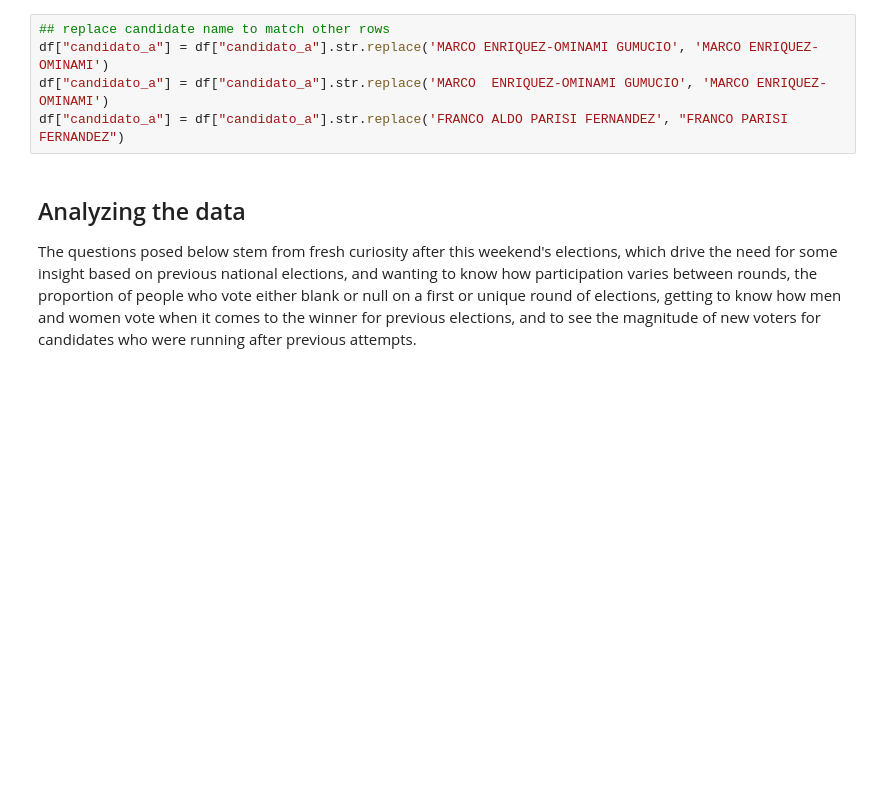
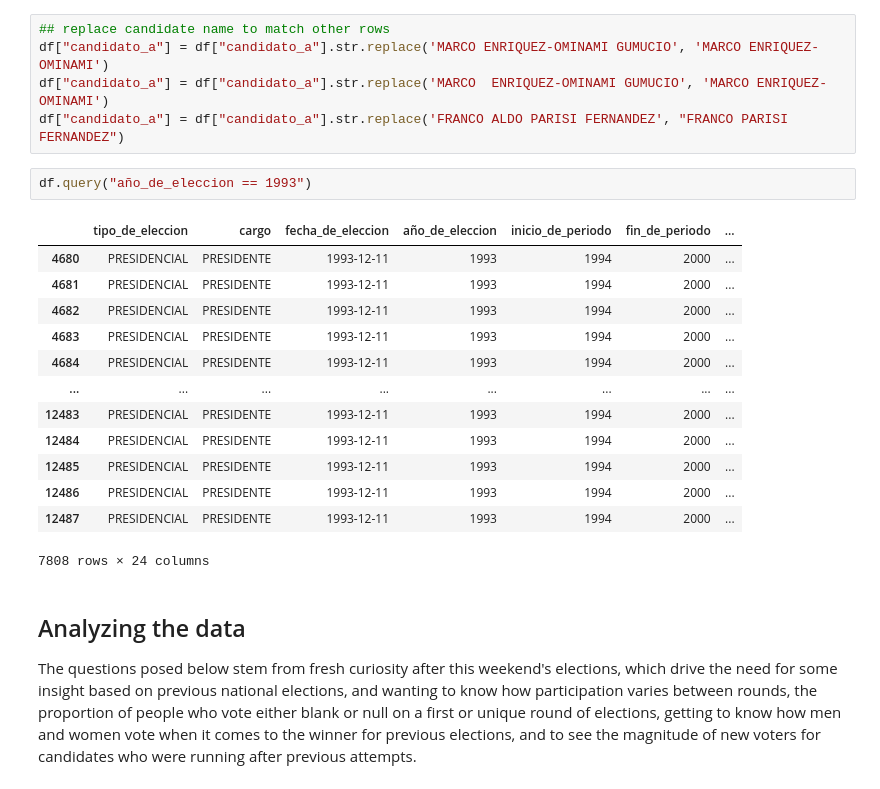
Before and after one commit to lona9/ND-Project-1, a Jupyter notebook: Write a Data Science Blog Post Project.ipynb, the cells around one changed output. Cells and saved outputs as stored; diff of their text form; blank space fills up the shorter version.

```diff
--- a/Write a Data Science Blog Post Project.ipynb
+++ b/Write a Data Science Blog Post Project.ipynb
@@ -64,6 +64,22 @@ df["region"] = df["region"].str.replace("DEL LIBERTADOR BDO. OHIGGINS", "DEL LIB
 df["candidato_a"] = df["candidato_a"].str.replace('MARCO ENRIQUEZ-OMINAMI GUMUCIO', 'MARCO ENRIQUEZ-OMINAMI')
 df["candidato_a"] = df["candidato_a"].str.replace('MARCO  ENRIQUEZ-OMINAMI GUMUCIO', 'MARCO ENRIQUEZ-OMINAMI')
 df["candidato_a"] = df["candidato_a"].str.replace('FRANCO ALDO PARISI FERNANDEZ', "FRANCO PARISI FERNANDEZ")
+# %%
+df.query("año_de_eleccion == 1993")
+# %% [output]
+|  | tipo_de_eleccion | cargo | fecha_de_eleccion | año_de_eleccion | inicio_de_periodo | fin_de_periodo | ... |
+| 4680 | PRESIDENCIAL | PRESIDENTE | 1993-12-11 | 1993 | 1994 | 2000 | ... |
+| 4681 | PRESIDENCIAL | PRESIDENTE | 1993-12-11 | 1993 | 1994 | 2000 | ... |
+| 4682 | PRESIDENCIAL | PRESIDENTE | 1993-12-11 | 1993 | 1994 | 2000 | ... |
+| 4683 | PRESIDENCIAL | PRESIDENTE | 1993-12-11 | 1993 | 1994 | 2000 | ... |
+| 4684 | PRESIDENCIAL | PRESIDENTE | 1993-12-11 | 1993 | 1994 | 2000 | ... |
+| ... | ... | ... | ... | ... | ... | ... | ... |
+| 12483 | PRESIDENCIAL | PRESIDENTE | 1993-12-11 | 1993 | 1994 | 2000 | ... |
+| 12484 | PRESIDENCIAL | PRESIDENTE | 1993-12-11 | 1993 | 1994 | 2000 | ... |
+| 12485 | PRESIDENCIAL | PRESIDENTE | 1993-12-11 | 1993 | 1994 | 2000 | ... |
+| 12486 | PRESIDENCIAL | PRESIDENTE | 1993-12-11 | 1993 | 1994 | 2000 | ... |
+| 12487 | PRESIDENCIAL | PRESIDENTE | 1993-12-11 | 1993 | 1994 | 2000 | ... |
+7808 rows × 24 columns
 # %% [markdown]
 <a id="analyzing"></a>
 ## Analyzing the data
```
Also changed, not shown: parts of 14 cells of this notebook.
